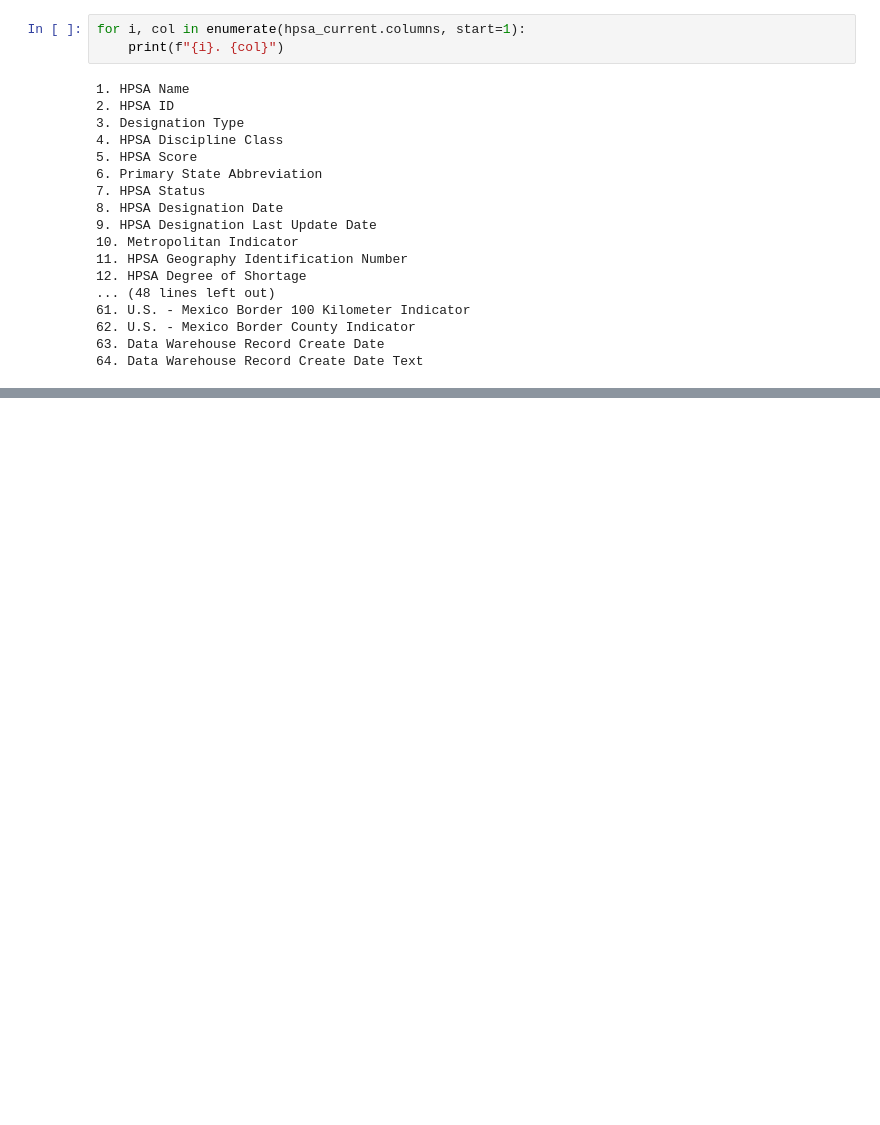
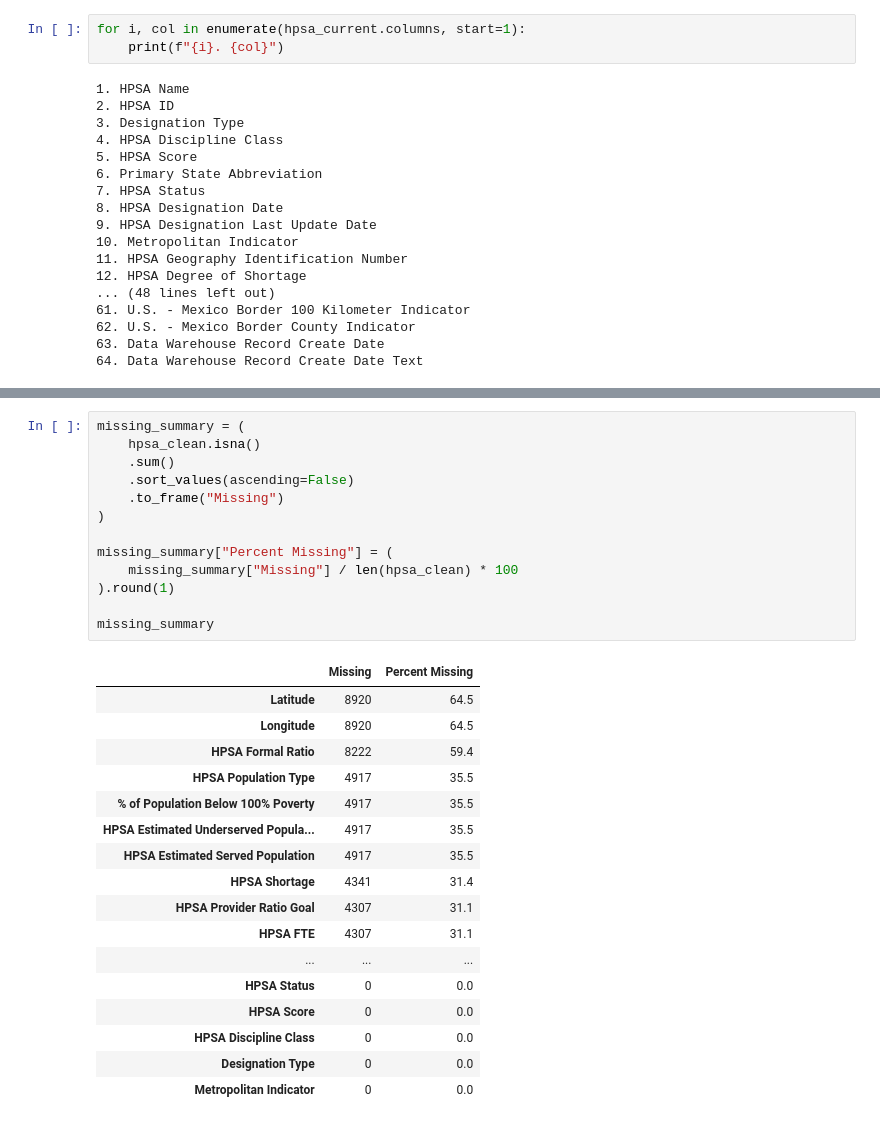
Before and after one commit to asarathy94/pediatric-mental-health-analysis, a Jupyter notebook: notebooks/05_hpsa_data_cleaning.ipynb, the cells around one changed output, grey strips where cells are left out. Cells and saved outputs as stored; diff of their text form; blank space fills up the shorter version.

```diff
--- a/notebooks/05_hpsa_data_cleaning.ipynb
+++ b/notebooks/05_hpsa_data_cleaning.ipynb
@@ -652,0 +857,31 @@ for i, col in enumerate(hpsa_current.columns, start=1):
+# %%
+missing_summary = (
+    hpsa_clean.isna()
+    .sum()
+    .sort_values(ascending=False)
+    .to_frame("Missing")
+)
+
+missing_summary["Percent Missing"] = (
+    missing_summary["Missing"] / len(hpsa_clean) * 100
+).round(1)
+
+missing_summary
+# %% [output]
+|  | Missing | Percent Missing |
+| Latitude | 8920 | 64.5 |
+| Longitude | 8920 | 64.5 |
+| HPSA Formal Ratio | 8222 | 59.4 |
+| HPSA Population Type | 4917 | 35.5 |
+| % of Population Below 100% Poverty | 4917 | 35.5 |
+| HPSA Estimated Underserved Popula... | 4917 | 35.5 |
+| HPSA Estimated Served Population | 4917 | 35.5 |
+| HPSA Shortage | 4341 | 31.4 |
+| HPSA Provider Ratio Goal | 4307 | 31.1 |
+| HPSA FTE | 4307 | 31.1 |
+| ... | ... | ... |
+| HPSA Status | 0 | 0.0 |
+| HPSA Score | 0 | 0.0 |
+| HPSA Discipline Class | 0 | 0.0 |
+| Designation Type | 0 | 0.0 |
+| Metropolitan Indicator | 0 | 0.0 |
```
Also changed, not shown: parts of 12 cells of this notebook.
